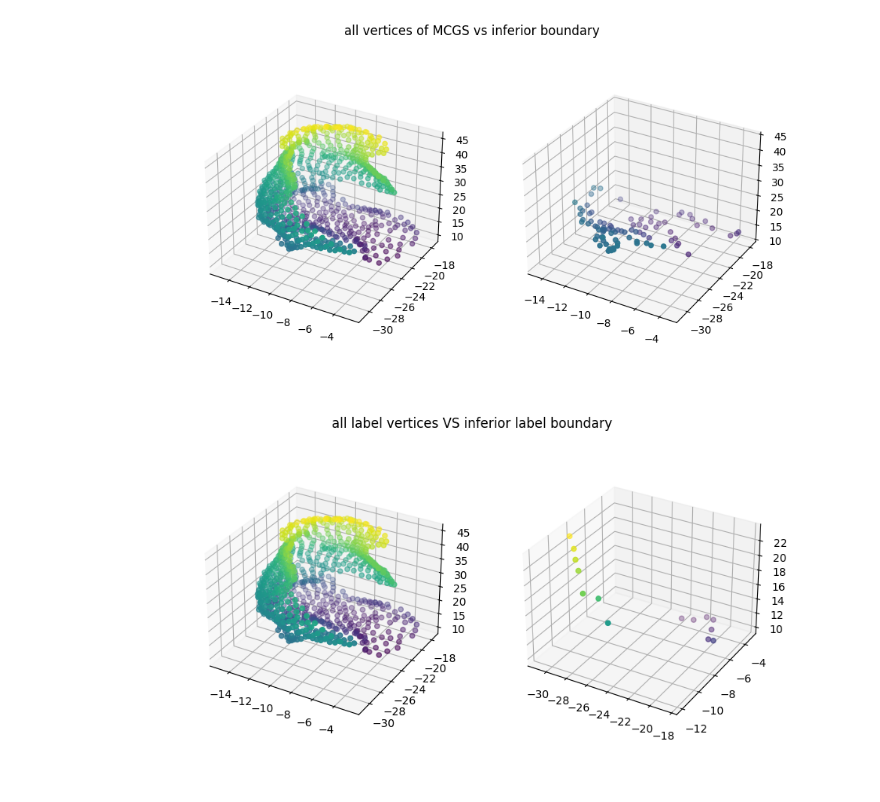
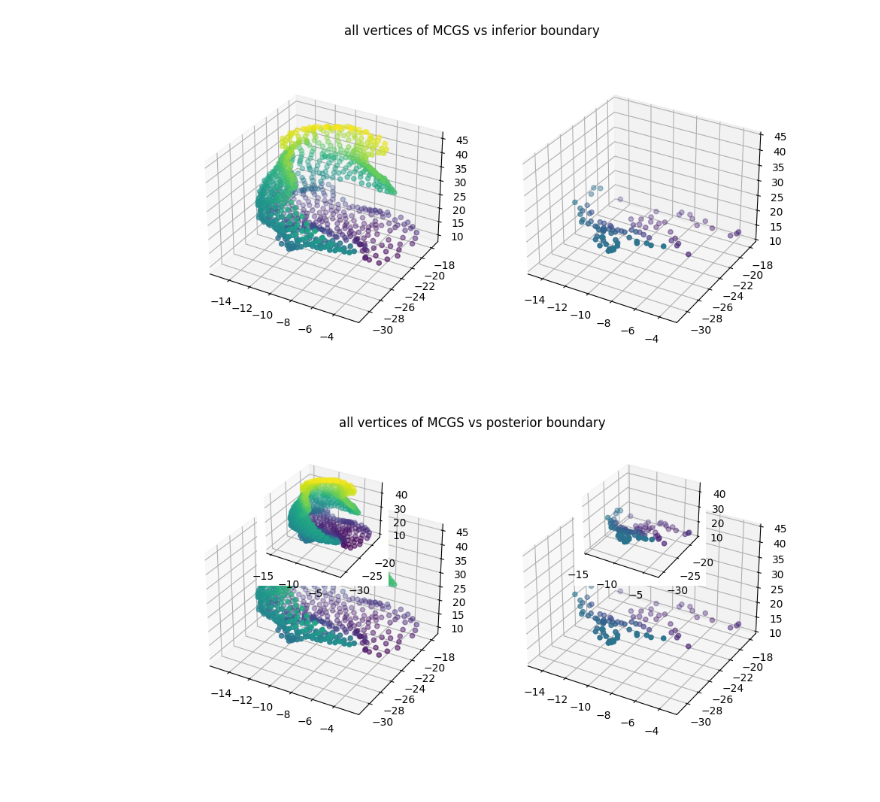
Before and after one commit to b-parker/CNL_scalpel, a Jupyter notebook: scripts/CNL_scalpel_scratch.ipynb, the cells around one changed output. Drawn from its saved outputs; the diff is of its cells as text; code cells hidden in the pictures.

Commit message:
Added posterior function

```diff
--- a/scripts/CNL_scalpel_scratch.ipynb
+++ b/scripts/CNL_scalpel_scratch.ipynb
@@ -164,20 +239,34 @@ plt.show();
 # %%
-# Getting lower bound of the sulcus
-fig = plt.figure(figsize=plt.figaspect(0.5))
-ax = fig.add_subplot(1, 2, 1, projection='3d')
-ax.scatter3D(r_data, a_data, s_data, cmap='viridis', c=s_data)
+fig = plt.figure(figsize=(10,5))
+ax1 = fig.add_subplot(221, projection='3d')
+ax2 = fig.add_subplot(222, projection='3d')
+ax1.scatter3D(r_data, a_data, s_data, cmap='viridis', c=s_data)
 
 # Getting lower bound of the sulcus
 
-r_data_min = np.array([ras[0] for ras in verts])
-a_data_min = np.array([ras[1] for ras in verts])
-s_data_min = np.array([ras[2] for ras in verts])
+ax2.scatter3D(r_data_min_inferior, a_data_min_inferior, s_data_min_inferior, cmap='viridis', c=s_data_min_inferior, vmin=10, vmax=45)
+ax2.set(zlim3d=[10,45]);
+plt.suptitle('all vertices of MCGS vs inferior boundary')
 
-ax = fig.add_subplot(1, 2, 2, projection='3d')
-ax.scatter3D(a_data_min, r_data_min, s_data_min, cmap='viridis', c=s_data_min);
-plt.suptitle('all label vertices VS inferior label boundary');
+
+vert_num_posterior, verts_posterior = find_posterior_boundary([vertices, coords], outlier_corrected=True, decimal_size=1)
+
+r_data_min_posterior = np.array([ras[0] for ras in verts])
+a_data_min_posterior = np.array([ras[1] for ras in verts])
+s_data_min_posterior = np.array([ras[2] for ras in verts])
+
+ax3 = fig.add_subplot(223, projection='3d')
+ax4 = fig.add_subplot(224, projection='3d')
+ax3.scatter3D(r_data, a_data, s_data, cmap='viridis', c=s_data)
+
+# Getting lower bound of the sulcus
+
+ax4.scatter3D(r_data_min_posterior, a_data_min_posterior, s_data_min_posterior, cmap='viridis', c=s_data_min_posterior, vmin=10, vmax=45)
+ax4.set(zlim3d=[10,45]);
+plt.suptitle('all vertices of MCGS vs posterior boundary')
+plt.show();
 # %% [output]
-[figure, old version]
+[figure, new version]
 # %%
 
 
```
Also changed, not shown: parts of 2 cells of this notebook.
